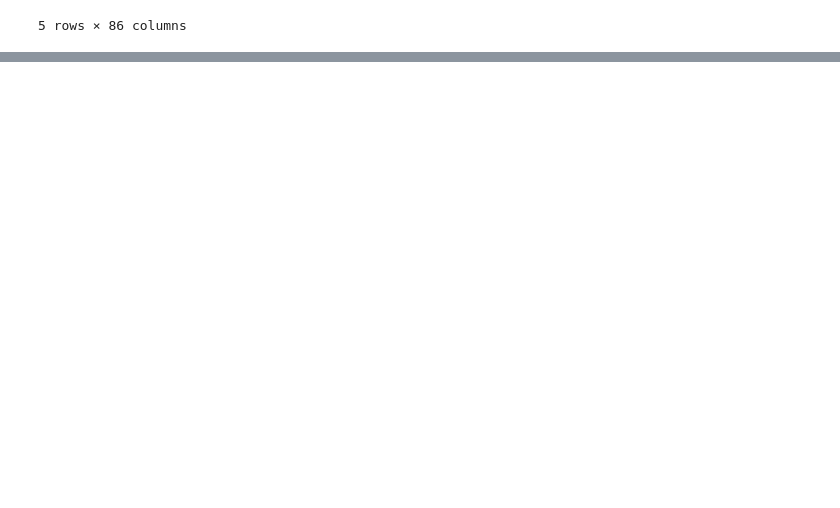
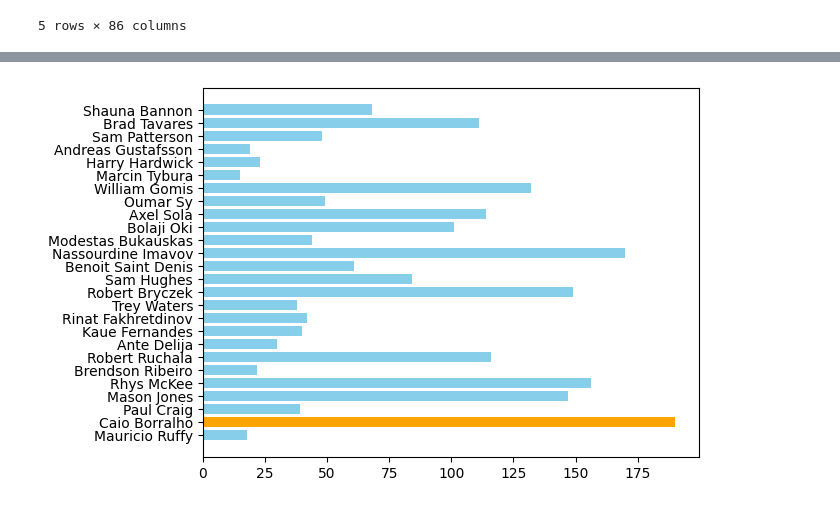
Before and after one commit to ATalaveraDev/UFC_analisys, a Jupyter notebook: fights_analysis.ipynb, the cells around one changed output, grey strips where cells are left out. Cells and saved outputs as stored; diff of their text form; code cells hidden in the pictures; blank space fills up the shorter version.

```diff
--- a/fights_analysis.ipynb
+++ b/fights_analysis.ipynb
@@ -57,2 +96,9 @@ result
 # %%
-# Scatter plot with strikes landed per each fighter
+# Horizontal bar plot with strikes landed per each fighter
+colors = ["skyblue"] * len(df['Name'])
+
+colors[df['Strikes Attempted'].idxmax()] = "orange"
+plt.barh(df['Name'], df['Strikes Attempted'], color=colors)
+plt.show()
+# %% [output]
+[figure, added]
```
Also changed, not shown: parts of 5 cells of this notebook, 1 other file.
